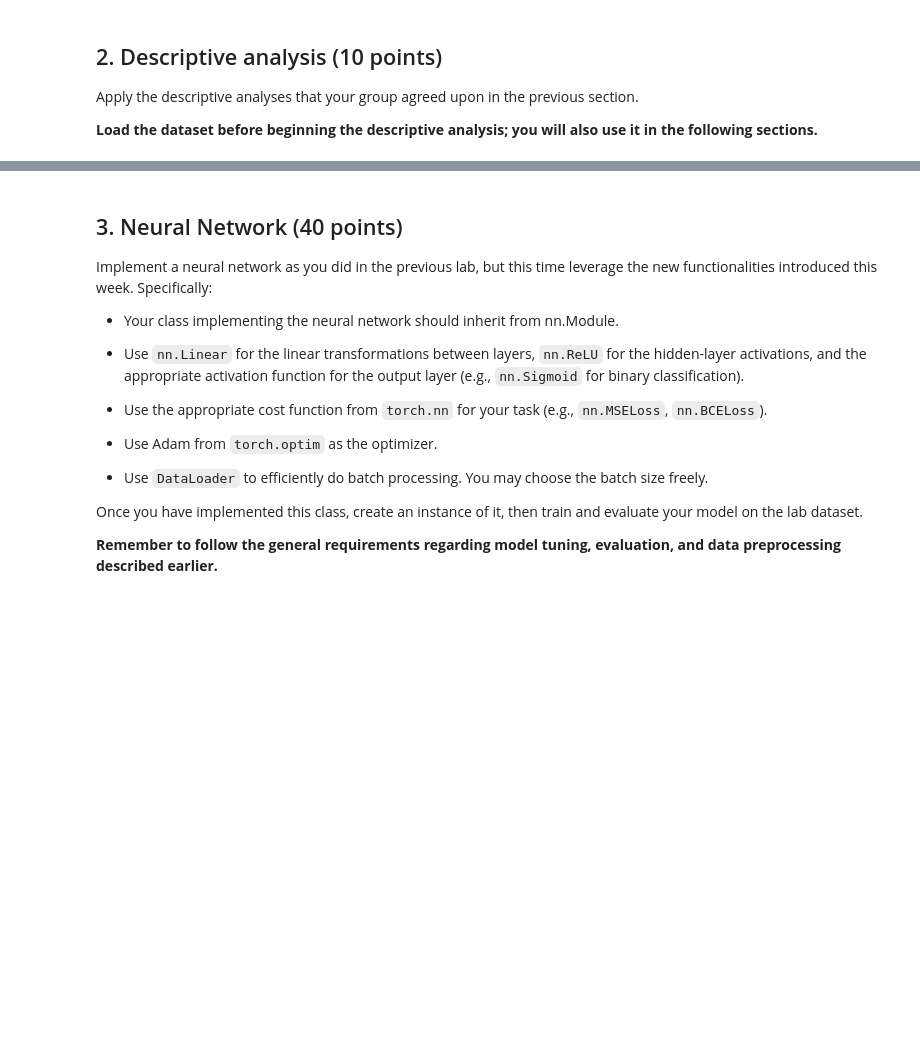
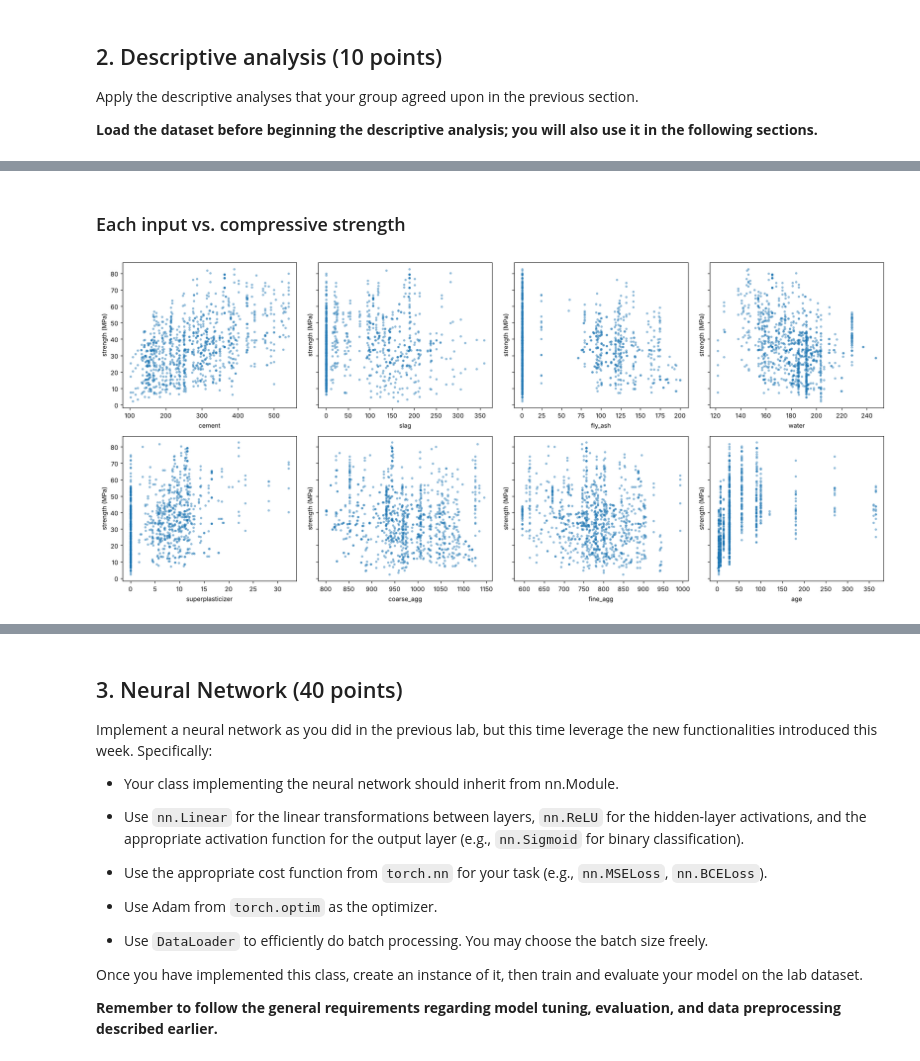
Before and after one commit to AudreyStelle/ML-Lab-3-Non-linear-Dimensionality-Reduction---t-SNE-and-UMAP, a Jupyter notebook: 05-neural-networks-real-data.ipynb, the cells around one changed output, grey strips where cells are left out. Cells and saved outputs as stored; diff of their text form; code cells hidden in the pictures; blank space fills up the shorter version.

```diff
--- a/05-neural-networks-real-data.ipynb
+++ b/05-neural-networks-real-data.ipynb
@@ -69,0 +138,12 @@ Apply the descriptive analyses that your group agreed upon in the previous secti
+# %% [markdown]
+### Each input vs. compressive strength
+# %%
+fig, axes = plt.subplots(2, 4, figsize=(18, 8), sharey=True)
+for ax, col in zip(axes.ravel(), X.columns):
+    ax.scatter(df[col], y, s=8, alpha=0.4)
+    ax.set_xlabel(col)
+    ax.set_ylabel("strength (MPa)")
+plt.tight_layout()
+plt.show()
+# %% [output]
+[figure, added]
```
Also changed, not shown: parts of 18 cells of this notebook, 1 other file.
